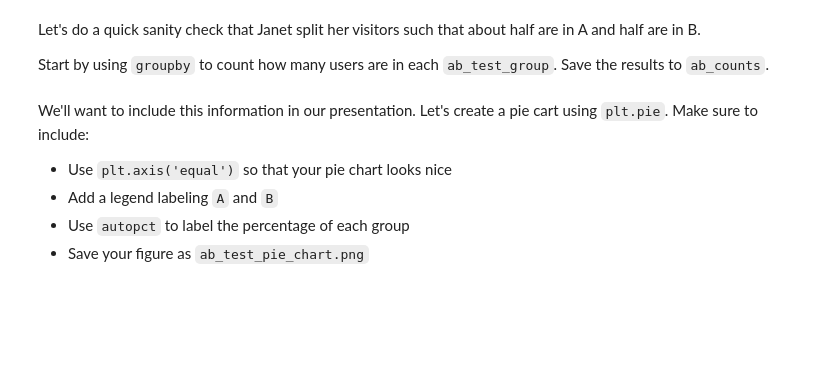
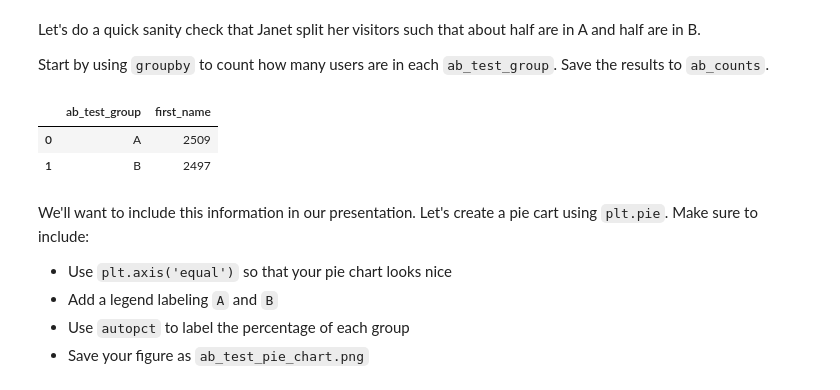
Before and after one commit to carmelhm/musclehub, a Jupyter notebook: input/musclehub.ipynb, the cells around one changed output. Cells and saved outputs as stored; diff of their text form; code cells hidden in the pictures; blank space fills up the shorter version.

```diff
--- a/input/musclehub.ipynb
+++ b/input/musclehub.ipynb
@@ -158,7 +158,12 @@ Let's do a quick sanity check that Janet split her visitors such that about half
 
 Start by using `groupby` to count how many users are in each `ab_test_group`.  Save the results to `ab_counts`.
 # %%
-ab_counts = df.groupby('ab_test_group')
+ab_counts = df.groupby('ab_test_group').first_name.count().reset_index()
+ab_counts
+# %% [output]
+|  | ab_test_group | first_name |
+| 0 | A | 2509 |
+| 1 | B | 2497 |
 # %% [markdown]
 We'll want to include this information in our presentation.  Let's create a pie cart using `plt.pie`.  Make sure to include:
 - Use `plt.axis('equal')` so that your pie chart looks nice
```
Also changed, not shown: parts of 7 cells of this notebook.
